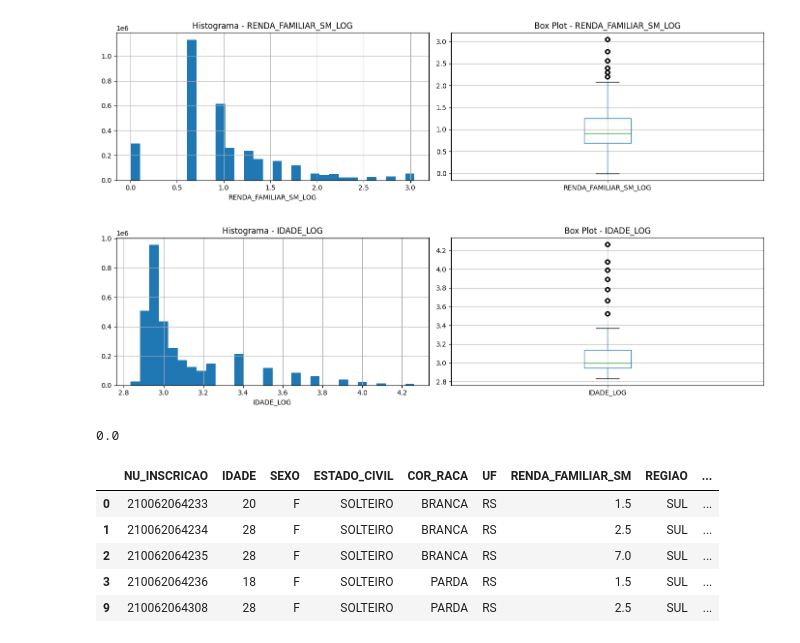
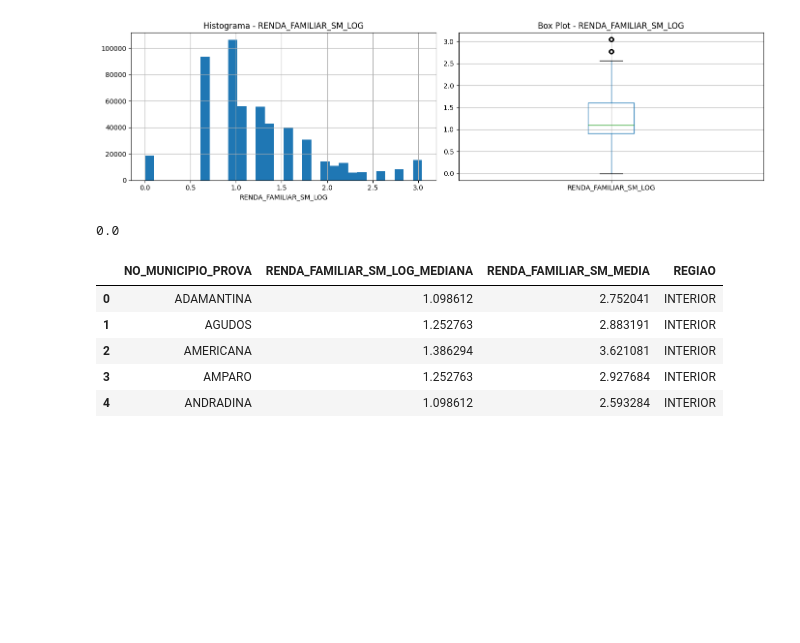
Before and after one commit to lucasamtaylor01/enem, a Jupyter notebook: 01_preparacao_dados.ipynb, the cells around one changed output. Saved outputs shown, nothing was run; the diff lists cells and outputs as text; code cells hidden in the pictures; blank space fills up the shorter version.

Commit message:
Resultados São Paulo

```diff
--- a/01_preparacao_dados.ipynb
+++ b/01_preparacao_dados.ipynb
@@ -26,5 +28,5 @@ display(df.head())
 | 3 | 210062064236 | 2024 | 3 | F | 1 | 3 | 1 | ... |
 | 4 | 210062064237 | 2024 | 16 | M | 3 | 1 | 1 | ... |
 # %%
-df_clustering = df[['NU_INSCRICAO', 'TP_FAIXA_ETARIA', 'TP_SEXO', 'TP_ESTADO_CIVIL', 'TP_COR_RACA', 'IN_TREINEIRO', 'SG_UF_PROVA', 'Q007']]
+df_participantes = df[['IN_TREINEIRO', 'SG_UF_PROVA', 'Q007', 'NO_MUNICIPIO_PROVA']]
 # %%
@@ -127,6 +75,6 @@ cor_renda_map_sm = {
     "Q": 20.0
 }
 
-df_clustering['Q007'] = df_clustering['Q007'].map(cor_renda_map_sm)
-df_clustering['Q007'] = df_clustering['Q007'].astype("Float64")
-df_clustering = df_clustering.rename(columns={'Q007': 'RENDA_FAMILIAR_SM'})
+df_participantes['Q007'] = df_participantes['Q007'].map(cor_renda_map_sm)
+df_participantes['Q007'] = df_participantes['Q007'].astype("Float64")
+df_participantes = df_participantes.rename(columns={'Q007': 'RENDA_FAMILIAR_SM'})
@@ -155,0 +84,21 @@ df_clustering = df_clustering.rename(columns={'SG_UF_PROVA': 'UF'})
+# %%
+df_participantes['NO_MUNICIPIO_PROVA'] = df_participantes['NO_MUNICIPIO_PROVA'].str.upper()
+
+capital = {'SÃO PAULO'}
+
+litoral = {
+    'SANTOS', 'SÃO VICENTE', 'PRAIA GRANDE', 'GUARUJÁ',
+    'CUBATÃO', 'BERTIOGA', 'MONGAGUÁ', 'ITANHAÉM',
+    'PERUÍBE', 'CARAGUATATUBA', 'UBATUBA',
+    'SÃO SEBASTIÃO', 'ILHABELA', 'IGUAPE', 'CANANÉIA'
+}
+
+def classificar_regiao(cidade):
+    if cidade in capital:
+        return 'CAPITAL'
+    elif cidade in litoral:
+        return 'LITORAL'
+    else:
+        return 'INTERIOR'
+
+df_participantes['REGIAO'] = df_participantes['NO_MUNICIPIO_PROVA'].apply(classificar_regiao)
@@ -156,14 +118,14 @@ df_clustering = df_clustering.rename(columns={'SG_UF_PROVA': 'UF'})
 # %%
-analise_cols = ['RENDA_FAMILIAR_SM', 'IDADE']
+analise_cols = ['RENDA_FAMILIAR_SM']
 
 for col in analise_cols:
     fig, (ax1, ax2) = plt.subplots(1, 2, figsize=(14, 4))
 
-    df_clustering[col].hist(ax=ax1, bins=30)
+    df_participantes[col].hist(ax=ax1, density=True)
     ax1.set_title(f'Histograma - {col}')
     ax1.set_xlabel(col)
 
-    df_clustering.boxplot(column=col, ax=ax2)
+    df_participantes.boxplot(column=col, ax=ax2)
     ax2.set_title(f'Box Plot - {col}')
 
     plt.tight_layout()
@@ -174,26 +135,24 @@ for col in analise_cols:
 # %%
 # TRANSFORMAÇÃO PARA ESCALA LOGARÍTMICA DE NET_SALES
 
-df_clustering['RENDA_FAMILIAR_SM_LOG'] = np.log1p(df_clustering['RENDA_FAMILIAR_SM'])
-df_clustering['IDADE_LOG'] = np.log1p(df_clustering['IDADE'])
+df_participantes['RENDA_FAMILIAR_SM_LOG'] = np.log1p(df_participantes['RENDA_FAMILIAR_SM'])
 
-analise_cols = ['RENDA_FAMILIAR_SM_LOG', 'IDADE_LOG']
+analise_cols = ['RENDA_FAMILIAR_SM_LOG']
 
 for col in analise_cols:
     fig, (ax1, ax2) = plt.subplots(1, 2, figsize=(14, 4))
 
-    df_clustering[col].hist(ax=ax1, bins=30)
+    df_participantes[col].hist(ax=ax1, bins=30)
     ax1.set_title(f'Histograma - {col}')
     ax1.set_xlabel(col)
 
-    df_clustering.boxplot(column=col, ax=ax2)
+    df_participantes.boxplot(column=col, ax=ax2)
     ax2.set_title(f'Box Plot - {col}')
 
     plt.tight_layout()
     plt.show()
 # %% [output]
-[figure, old version]
+[figure, new version]
-[figure, removed]
 # %%
 # TRATAMENTO DE OUTLIERS
 
@@ -210,9 +175,9 @@ print(((df_clustering.shape[0] - df_clustering.shape[0]) / df_clustering.shape[0
 # %%
-df_clustering.head()
+df_municipio.head()
 # %% [output]
-|  | NU_INSCRICAO | IDADE | SEXO | ESTADO_CIVIL | COR_RACA | UF | RENDA_FAMILIAR_SM | REGIAO | ... |
-| 0 | 210062064233 | 20 | F | SOLTEIRO | BRANCA | RS | 1.5 | SUL | ... |
-| 1 | 210062064234 | 28 | F | SOLTEIRO | BRANCA | RS | 2.5 | SUL | ... |
-| 2 | 210062064235 | 28 | F | SOLTEIRO | BRANCA | RS | 7.0 | SUL | ... |
-| 3 | 210062064236 | 18 | F | SOLTEIRO | PARDA | RS | 1.5 | SUL | ... |
-| 9 | 210062064308 | 28 | F | SOLTEIRO | PARDA | RS | 2.5 | SUL | ... |
+|  | NO_MUNICIPIO_PROVA | RENDA_FAMILIAR_SM_LOG_MEDIANA | RENDA_FAMILIAR_SM_MEDIA | REGIAO |
+| 0 | ADAMANTINA | 1.098612 | 2.752041 | INTERIOR |
+| 1 | AGUDOS | 1.252763 | 2.883191 | INTERIOR |
+| 2 | AMERICANA | 1.386294 | 3.621081 | INTERIOR |
+| 3 | AMPARO | 1.252763 | 2.927684 | INTERIOR |
+| 4 | ANDRADINA | 1.098612 | 2.593284 | INTERIOR |
```
Also changed, not shown: parts of 38 cells of this notebook, 3 other files.
